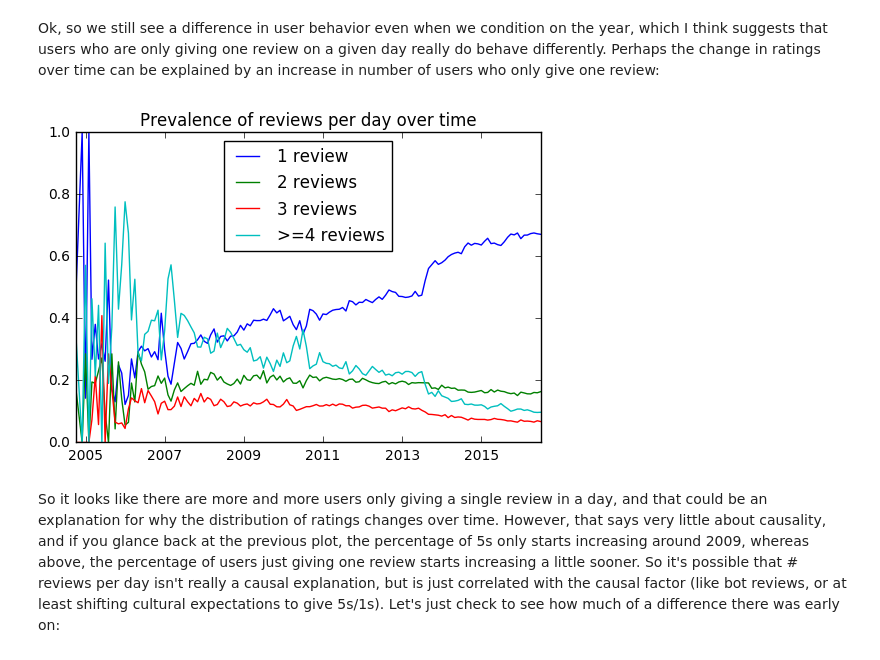
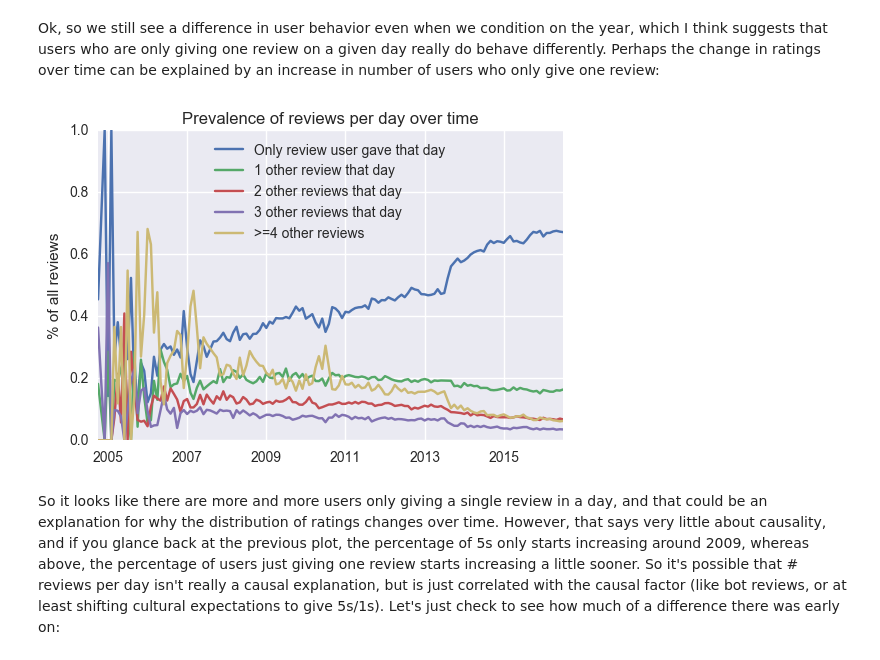
Before and after one commit to NickHoernle/Data-Science-Project-AM209a, a Jupyter notebook: data_exploration/asross-time-exploration-2.ipynb, the cells around one changed output. Drawn from its saved outputs; the diff is of its cells as text; code cells hidden in the pictures.

```diff
--- a/data_exploration/asross-time-exploration-2.ipynb
+++ b/data_exploration/asross-time-exploration-2.ipynb
@@ -108,26 +145,28 @@ compare_star_distribution(reviews[reviews['year'] == 2015], 'n_given_same_day ==
 # %% [markdown]
 Ok, so we still see a difference in user behavior even when we condition on the year, which I think suggests that users who are only giving one review on a given day really do behave differently. Perhaps the change in ratings over time can be explained by an increase in number of users who only give one review:
 # %%
-n_given_over_time = [[],[],[],[]]
+n_given_over_time = [[],[],[],[],[]]
 for year in range(min_date.year, max_date.year + 1):
     for month in range(1, 13):
         df = reviews.query('year == {} & month == {}'.format(year, month))
         if not len(df):
             continue
         n_given_over_time.append(df['n_given_same_day'].mean())
-        for n in [1,2,3]:
+        for n in [1,2,3,4]:
             n_given_over_time[n-1].append(len(df[df['n_given_same_day']==n])/float(len(df)))
-        n_given_over_time[3].append(len(df[df['n_given_same_day']>=4])/float(len(df)))
+        n_given_over_time[4].append(len(df[df['n_given_same_day']>=5])/float(len(df)))
 
-plt.plot(dates, n_given_over_time[0], label='1 review')
-plt.plot(dates, n_given_over_time[1], label='2 reviews')
-plt.plot(dates, n_given_over_time[2], label='3 reviews')
-plt.plot(dates, n_given_over_time[3], label='>=4 reviews')
+plt.plot(dates, n_given_over_time[0], label='Only review user gave that day')
+plt.plot(dates, n_given_over_time[1], label='1 other review that day')
+plt.plot(dates, n_given_over_time[2], label='2 other reviews that day')
+plt.plot(dates, n_given_over_time[3], label='3 other reviews that day')
+plt.plot(dates, n_given_over_time[4], label='>=4 other reviews')
+plt.ylabel('% of all reviews')
 plt.legend(loc='best')
 plt.title('Prevalence of reviews per day over time')
 plt.show()
 # %% [output]
-[figure, old version]
+[figure, new version]
 # %% [markdown]
 So it looks like there are more and more users only giving a single review in a day, and that could be an explanation for why the distribution of ratings changes over time. However, that says very little about causality, and if you glance back at the previous plot, the percentage of 5s only starts increasing around 2009, whereas above, the percentage of users just giving one review starts increasing a little sooner. So it's possible that # reviews per day isn't really a causal explanation, but is just correlated with the causal factor (like bot reviews, or at least shifting cultural expectations to give 5s/1s). Let's just check to see how much of a difference there was early on:
 # %%
```
Also changed, not shown: parts of 10 cells of this notebook, 4 other files.
